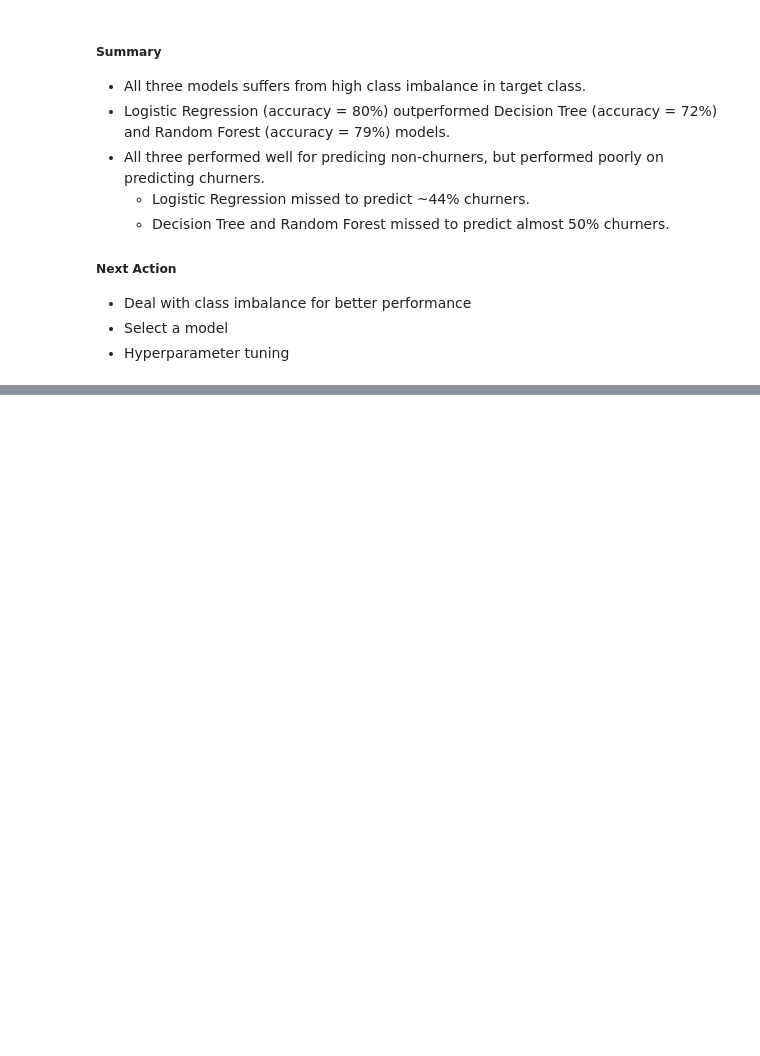
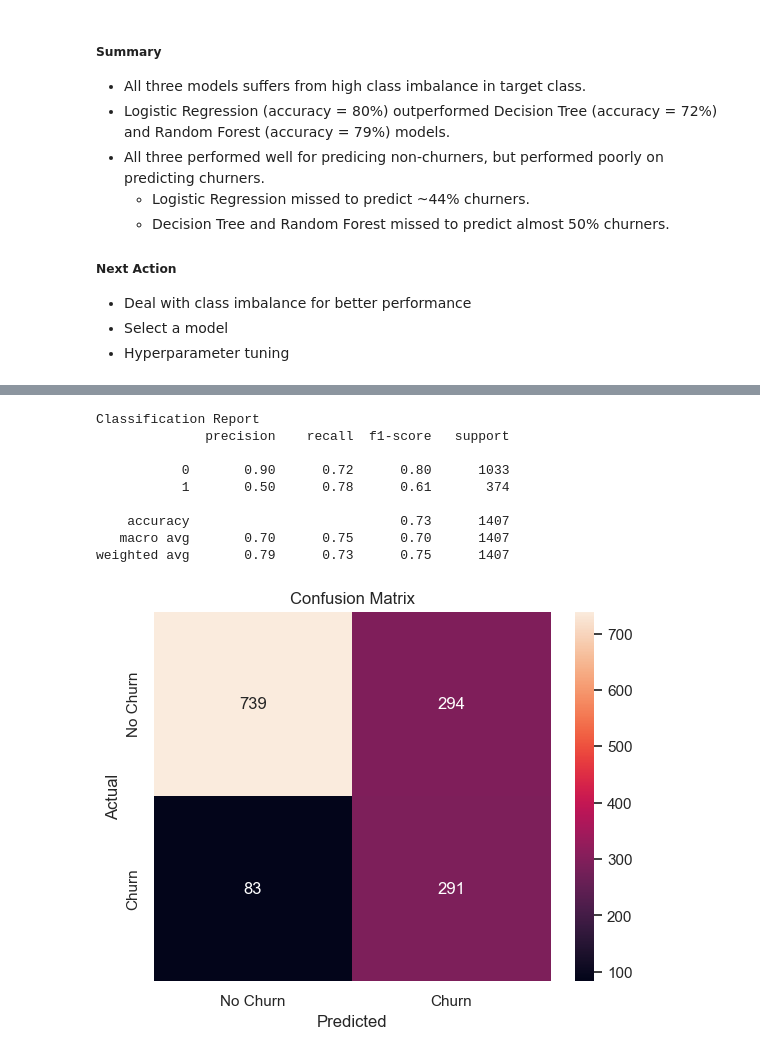
Before and after one commit to kuldeepguptahub/customerchurn, a Jupyter notebook: notebooks/data_load_and_eda.ipynb, the cells around one changed output, grey strips where cells are left out. Saved outputs shown, nothing was run; the diff lists cells and outputs as text; code cells hidden in the pictures; blank space fills up the shorter version.

```diff
--- a/notebooks/data_load_and_eda.ipynb
+++ b/notebooks/data_load_and_eda.ipynb
@@ -803,0 +878,5 @@ weighted avg       0.78      0.79      0.78      1407
+# %%
+from imblearn.over_sampling import SMOTE
+
+smote = SMOTE(random_state=42)
+X_train_smot, y_train_smot = smote.fit_resample(X_train_ready, y_train)
@@ -803,0 +895,14 @@ weighted avg       0.78      0.79      0.78      1407
+# %%
+lr_smot = LogisticRegression()
+classifier(lr_smot, X_train_smot, X_test_ready, y_train_smot, y_test)
+# %% [output]
+Classification Report
+              precision    recall  f1-score   support
+
+           0       0.90      0.72      0.80      1033
+           1       0.50      0.78      0.61       374
+
+    accuracy                           0.73      1407
+   macro avg       0.70      0.75      0.70      1407
+weighted avg       0.79      0.73      0.75      1407
+[figure, added]
```
Also changed, not shown: parts of 21 cells of this notebook.
